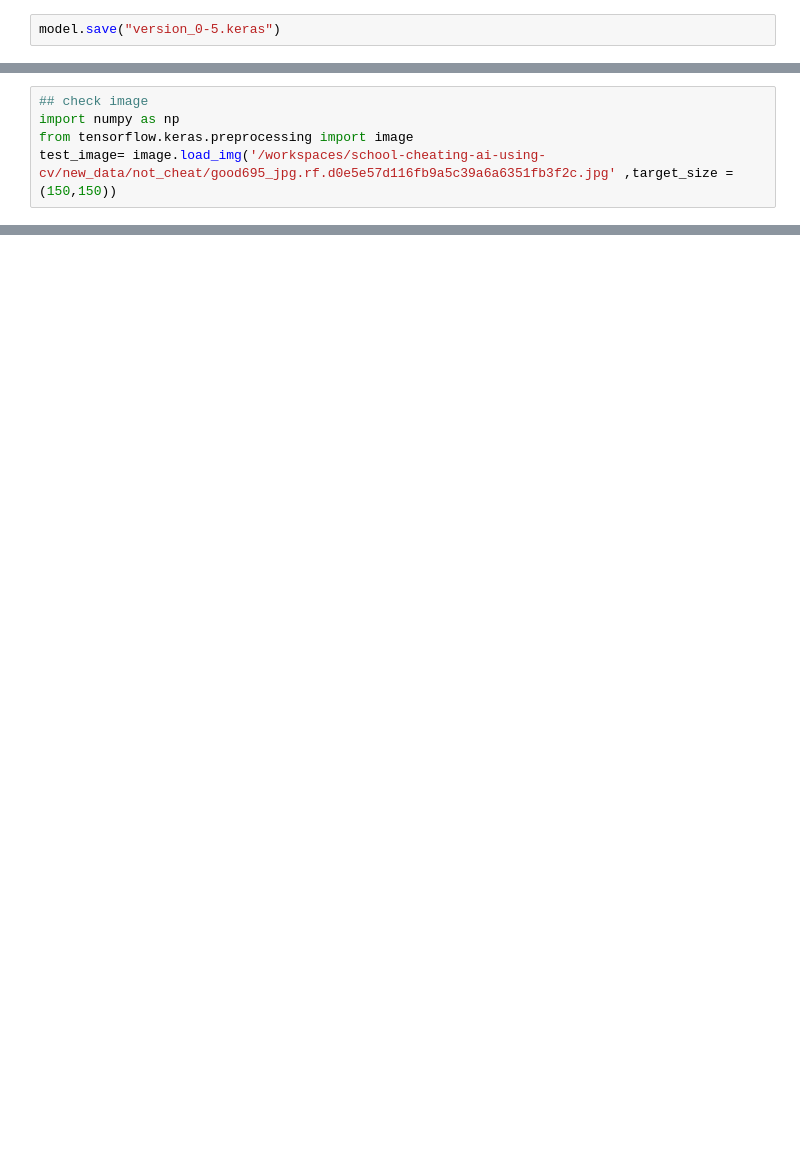
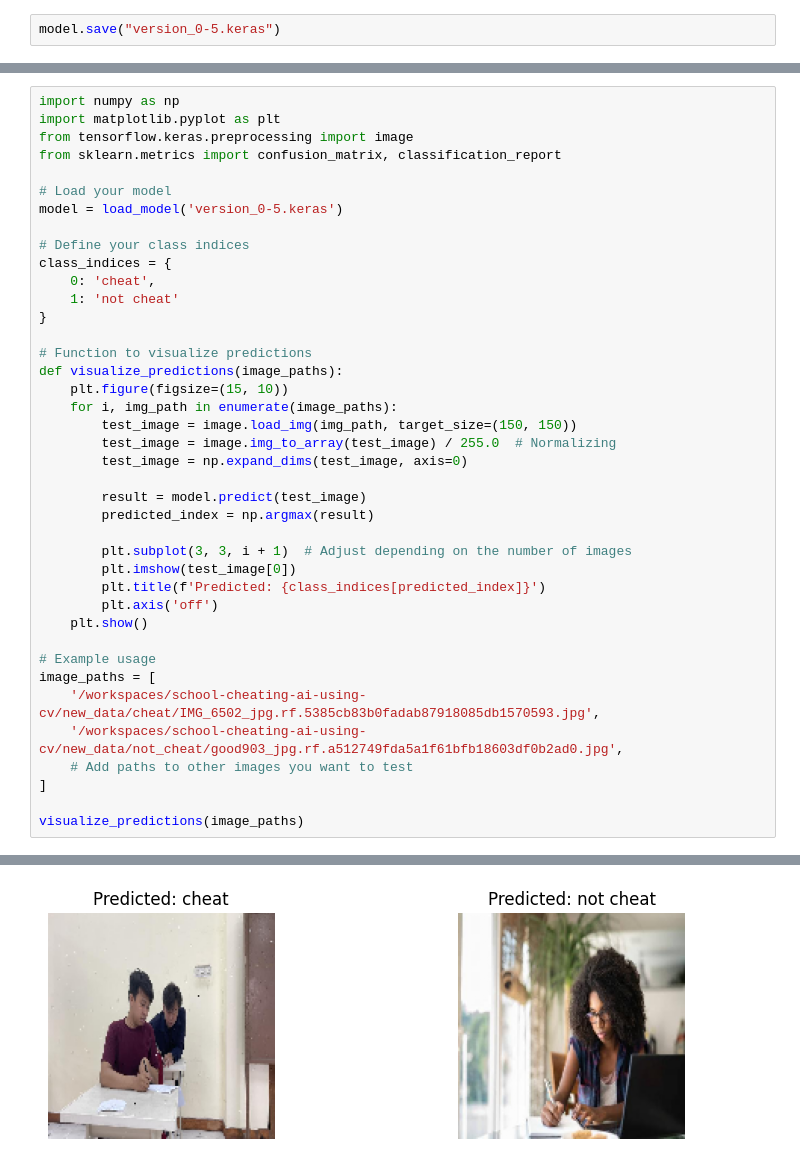
Before and after one commit to Gunaditya/school-cheating-ai-using-cv, a Jupyter notebook: school_Ai.ipynb, the cells around one changed output, grey strips where cells are left out. Cells and saved outputs as stored; diff of their text form; blank space fills up the shorter version.

```diff
--- a/school_Ai.ipynb
+++ b/school_Ai.ipynb
@@ -116,5 +55,0 @@ keras.saving.load_model("version_0-5.keras")
-# %%
-## check image
-import numpy as np
-from tensorflow.keras.preprocessing import image
-test_image= image.load_img('/workspaces/school-cheating-ai-using-cv/new_data/not_cheat/good695_jpg.rf.d0e5e57d116fb9a5c39a6a6351fb3f2c.jpg' ,target_size =(150,150))
@@ -177,0 +58,41 @@ not cheat
+# %%
+import numpy as np
+import matplotlib.pyplot as plt
+from tensorflow.keras.preprocessing import image
+from sklearn.metrics import confusion_matrix, classification_report
+
+# Load your model
+model = load_model('version_0-5.keras')
+
+# Define your class indices
+class_indices = {
+    0: 'cheat',
+    1: 'not cheat'
+}
+
+# Function to visualize predictions
+def visualize_predictions(image_paths):
+    plt.figure(figsize=(15, 10))
+    for i, img_path in enumerate(image_paths):
+        test_image = image.load_img(img_path, target_size=(150, 150))
+        test_image = image.img_to_array(test_image) / 255.0  # Normalizing
+        test_image = np.expand_dims(test_image, axis=0)
+
+        result = model.predict(test_image)
+        predicted_index = np.argmax(result)
+
+        plt.subplot(3, 3, i + 1)  # Adjust depending on the number of images
+        plt.imshow(test_image[0])
+        plt.title(f'Predicted: {class_indices[predicted_index]}')
+        plt.axis('off')
+    plt.show()
+
+# Example usage
+image_paths = [
+    '/workspaces/school-cheating-ai-using-cv/new_data/cheat/IMG_6502_jpg.rf.5385cb83b0fadab87918085db1570593.jpg',
+    '/workspaces/school-cheating-ai-using-cv/new_data/not_cheat/good903_jpg.rf.a512749fda5a1f61bfb18603df0b2ad0.jpg',
+    # Add paths to other images you want to test
+]
+
+visualize_predictions(image_paths)
+# %% [output]
@@ -177,0 +101 @@ not cheat
+[figure, added]
```
Also changed, not shown: parts of 11 cells of this notebook.
